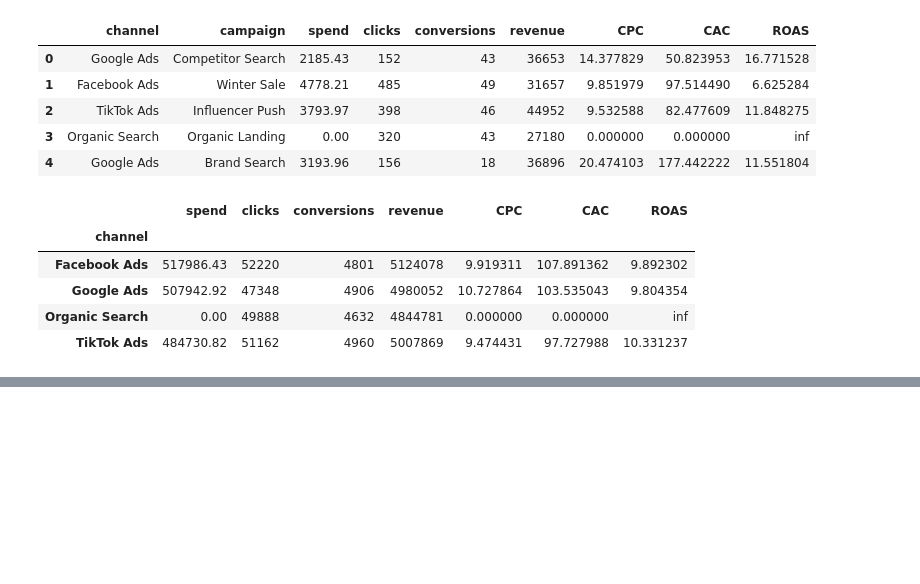
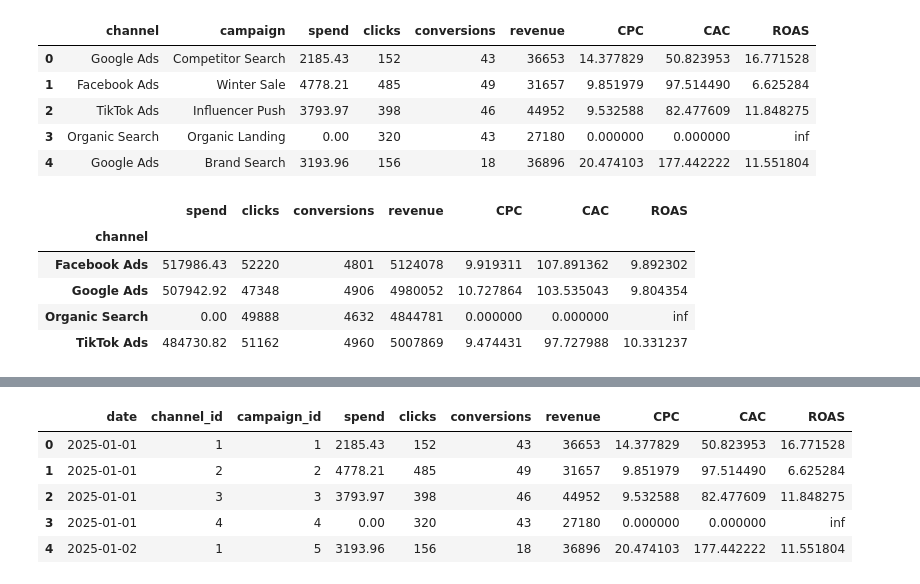
Before and after one commit to MarySabestine/Multi-Touch-Marketing-Attribution-ROI-Dashboard, a Jupyter notebook: notebook/Week3_KPI_Analysis.ipynb, the cells around one changed output, grey strips where cells are left out. Cells and saved outputs as stored; diff of their text form; code cells hidden in the pictures; blank space fills up the shorter version.

```diff
--- a/notebook/Week3_KPI_Analysis.ipynb
+++ b/notebook/Week3_KPI_Analysis.ipynb
@@ -121,0 +139,9 @@ summary
+# %%
+#Dimension: Campaign
+dim_campaign = df[["campaign"]].drop_duplicates().reset_index(drop=True)
+
+dim_campaign["campaign_id"] = range(1, len(dim_campaign) + 1)
+
+dim_campaign = dim_campaign[["campaign_id", "campaign"]]
+
+dim_campaign
@@ -121,0 +183,2 @@ summary
+# %%
+df["date"] = pd.to_datetime(df["date"])
@@ -121,0 +207,31 @@ summary
+# %%
+#Create the Fact Table
+#Merge the IDs into the main data:
+
+fact_marketing = df.merge(dim_channel, on="channel")
+fact_marketing = fact_marketing.merge(dim_campaign, on="campaign")
+# %%
+#Now select the required columns:
+fact_marketing = fact_marketing[
+    [
+        "date",
+        "channel_id",
+        "campaign_id",
+        "spend",
+        "clicks",
+        "conversions",
+        "revenue",
+        "CPC",
+        "CAC",
+        "ROAS",
+    ]
+]
+
+fact_marketing.head()
+# %% [output]
+|  | date | channel_id | campaign_id | spend | clicks | conversions | revenue | CPC | CAC | ROAS |
+| 0 | 2025-01-01 | 1 | 1 | 2185.43 | 152 | 43 | 36653 | 14.377829 | 50.823953 | 16.771528 |
+| 1 | 2025-01-01 | 2 | 2 | 4778.21 | 485 | 49 | 31657 | 9.851979 | 97.514490 | 6.625284 |
+| 2 | 2025-01-01 | 3 | 3 | 3793.97 | 398 | 46 | 44952 | 9.532588 | 82.477609 | 11.848275 |
+| 3 | 2025-01-01 | 4 | 4 | 0.00 | 320 | 43 | 27180 | 0.000000 | 0.000000 | inf |
+| 4 | 2025-01-02 | 1 | 5 | 3193.96 | 156 | 18 | 36896 | 20.474103 | 177.442222 | 11.551804 |
```
Also changed, not shown: parts of 5 cells of this notebook, 4 other files.
